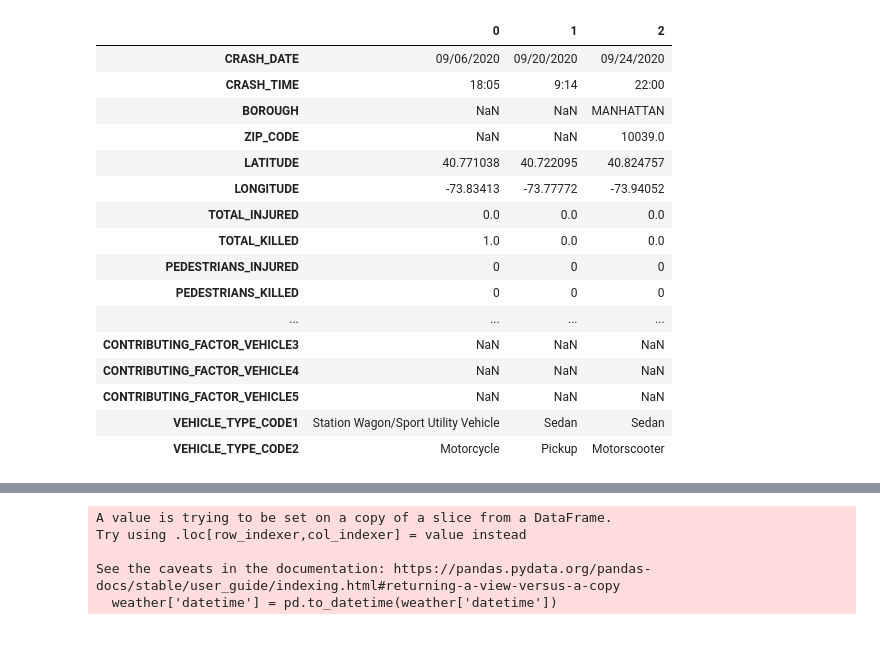
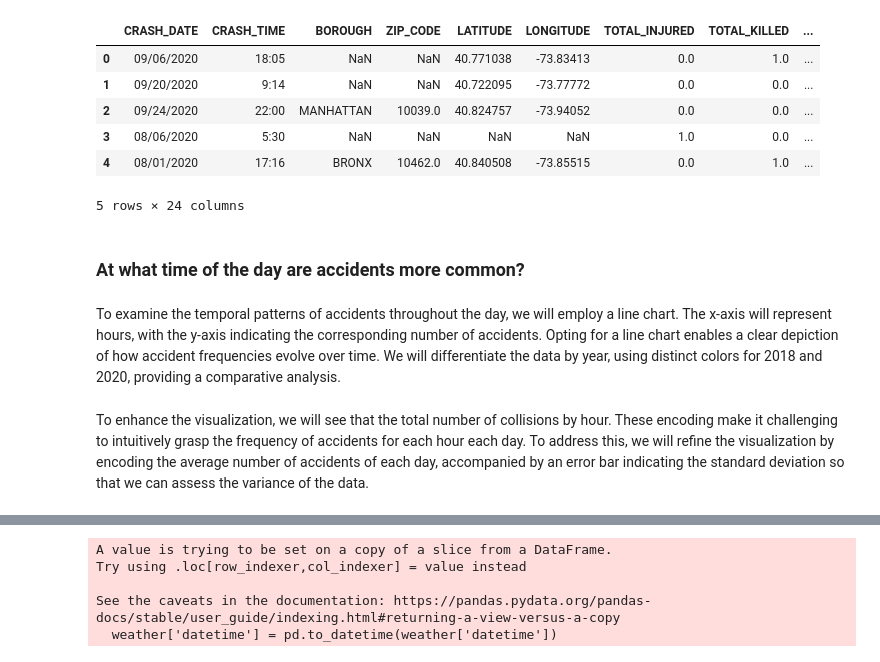
Before and after one commit to carlosarboness/Data-Visualization, a Jupyter notebook: Project 1/notebooks/collisions_benet.ipynb, the cells around one changed output, grey strips where cells are left out. Cells and saved outputs as stored; diff of their text form; code cells hidden in the pictures.

```diff
--- a/Project 1/notebooks/collisions_benet.ipynb
+++ b/Project 1/notebooks/collisions_benet.ipynb
@@ -1,24 +1,21 @@
 # %%
 import pandas as pd
 import altair as alt
 alt.data_transformers.disable_max_rows()
 collisions = pd.read_csv("../data/preprocessed-colisions.csv")
-collisions.head(3).transpose()
+collisions['datetime'] = pd.to_datetime(collisions['CRASH_DATE'] + ' ' + collisions['CRASH_TIME'], format='%m/%d/%Y %H:%M')
+collisions['day_week'] = collisions['datetime'].dt.day_name()
+collisions['type_day'] = collisions['day_week'].apply(lambda day: 'Weekend' if day in ['Saturday', 'Sunday'] else 'Weekday')
+collisions.head()
 # %% [output]
-|  | 0 | 1 | 2 |
-| CRASH_DATE | 09/06/2020 | 09/20/2020 | 09/24/2020 |
-| CRASH_TIME | 18:05 | 9:14 | 22:00 |
-| BOROUGH | NaN | NaN | MANHATTAN |
-| ZIP_CODE | NaN | NaN | 10039.0 |
-| LATITUDE | 40.771038 | 40.722095 | 40.824757 |
-| LONGITUDE | -73.83413 | -73.77772 | -73.94052 |
-| TOTAL_INJURED | 0.0 | 0.0 | 0.0 |
-| TOTAL_KILLED | 1.0 | 0.0 | 0.0 |
-| PEDESTRIANS_INJURED | 0 | 0 | 0 |
-| PEDESTRIANS_KILLED | 0 | 0 | 0 |
-| ... | ... | ... | ... |
-| CONTRIBUTING_FACTOR_VEHICLE3 | NaN | NaN | NaN |
-| CONTRIBUTING_FACTOR_VEHICLE4 | NaN | NaN | NaN |
-| CONTRIBUTING_FACTOR_VEHICLE5 | NaN | NaN | NaN |
-| VEHICLE_TYPE_CODE1 | Station Wagon/Sport Utility Vehicle | Sedan | Sedan |
-| VEHICLE_TYPE_CODE2 | Motorcycle | Pickup | Motorscooter |
+|  | CRASH_DATE | CRASH_TIME | BOROUGH | ZIP_CODE | LATITUDE | LONGITUDE | TOTAL_INJURED | TOTAL_KILLED | ... |
+| 0 | 09/06/2020 | 18:05 | NaN | NaN | 40.771038 | -73.83413 | 0.0 | 1.0 | ... |
+| 1 | 09/20/2020 | 9:14 | NaN | NaN | 40.722095 | -73.77772 | 0.0 | 0.0 | ... |
+| 2 | 09/24/2020 | 22:00 | MANHATTAN | 10039.0 | 40.824757 | -73.94052 | 0.0 | 0.0 | ... |
+| 3 | 08/06/2020 | 5:30 | NaN | NaN | NaN | NaN | 1.0 | 0.0 | ... |
+| 4 | 08/01/2020 | 17:16 | BRONX | 10462.0 | 40.840508 | -73.85515 | 0.0 | 1.0 | ... |
+5 rows × 24 columns
+# %% [markdown]
+### At what time of the day are accidents more common?
+# %% [markdown]
+To examine the temporal patterns of accidents throughout the day, we will employ a line chart. The x-axis will represent hours, with the y-axis indicating the corresponding number of accidents. Opting for a line chart enables a clear depiction of how accident frequencies evolve over time. We will differentiate the data by year, using distinct colors for 2018 and 2020, providing a comparative analysis.
@@ -24,0 +30,2 @@ collisions.head(3).transpose()
+# %% [markdown]
+To enhance the visualization, we will see that the total number of collisions by hour. These encoding make it challenging to intuitively grasp the frequency of accidents for each hour each day. To address this, we will refine the visualization by encoding the average number of accidents of each day, accompanied by an error bar indicating the standard deviation so that we can assess the variance of the data.
```
Also changed, not shown: parts of 7 cells of this notebook.
